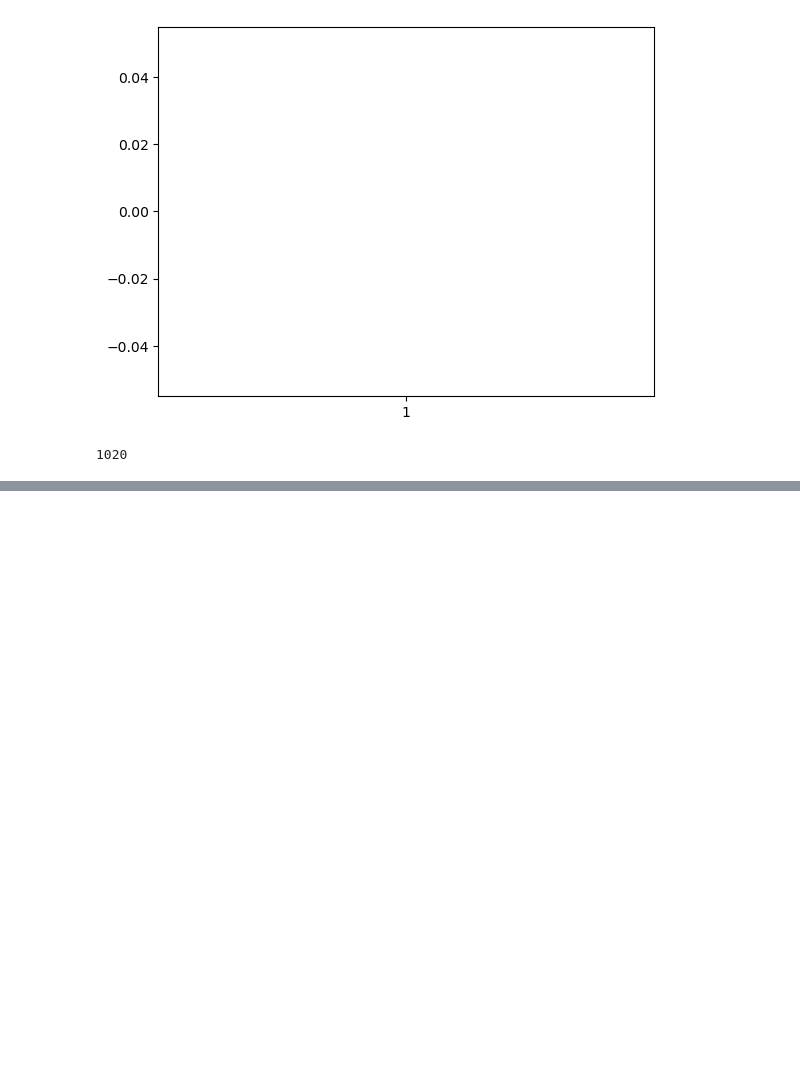
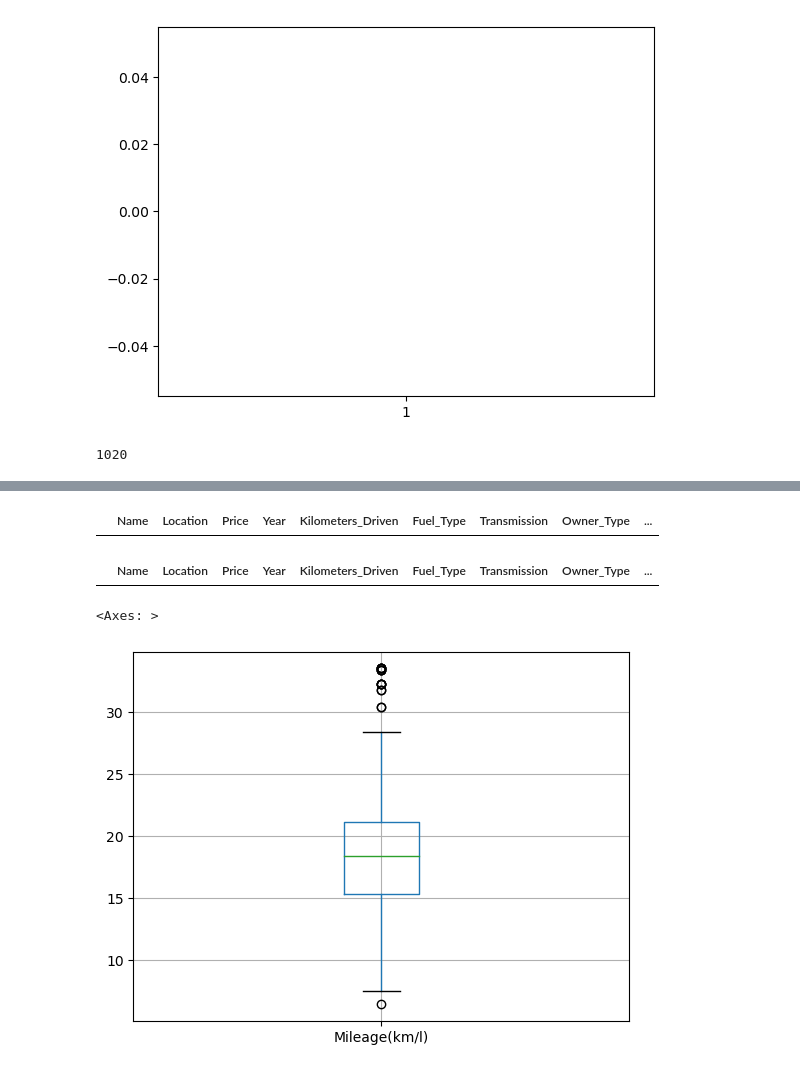
Before and after one commit to b4b4b4b4seo/POSCO-AI24B4, a Jupyter notebook: 종합실습1-2.ipynb, the cells around one changed output, grey strips where cells are left out. Cells and saved outputs as stored; diff of their text form; code cells hidden in the pictures; blank space fills up the shorter version.

```diff
--- a/종합실습1-2.ipynb
+++ b/종합실습1-2.ipynb
@@ -582,0 +582,19 @@ Name: Name, Length: 311, dtype: int64
+# %%
+#이상치 제거 1.주행거리 이상치 제거 --> 500000km 이상 주행거리 데이터 제거
+df = df[df['Kilometers_Driven'] < 500000]
+# %%
+df[df['Kilometers_Driven'] >= 500000]
+# %% [output]
+|  | Name | Location | Price | Year | Kilometers_Driven | Fuel_Type | Transmission | Owner_Type | ... |
+# %%
+#이상치 제거 2.연비 이상치 제거 --> 5km/l 이하 연비 데이터 제거 --> 0km/l 연비 데이터 제거
+df = df[df['Mileage(km/l)'] > 5]
+# %%
+df[df['Mileage(km/l)'] < 5]
+# %% [output]
+|  | Name | Location | Price | Year | Kilometers_Driven | Fuel_Type | Transmission | Owner_Type | ... |
+# %%
+df.boxplot(['Mileage(km/l)'])
+# %% [output]
+<Axes: >
+[figure, added]
```
Also changed, not shown: parts of 13 cells of this notebook, 2 other files.
